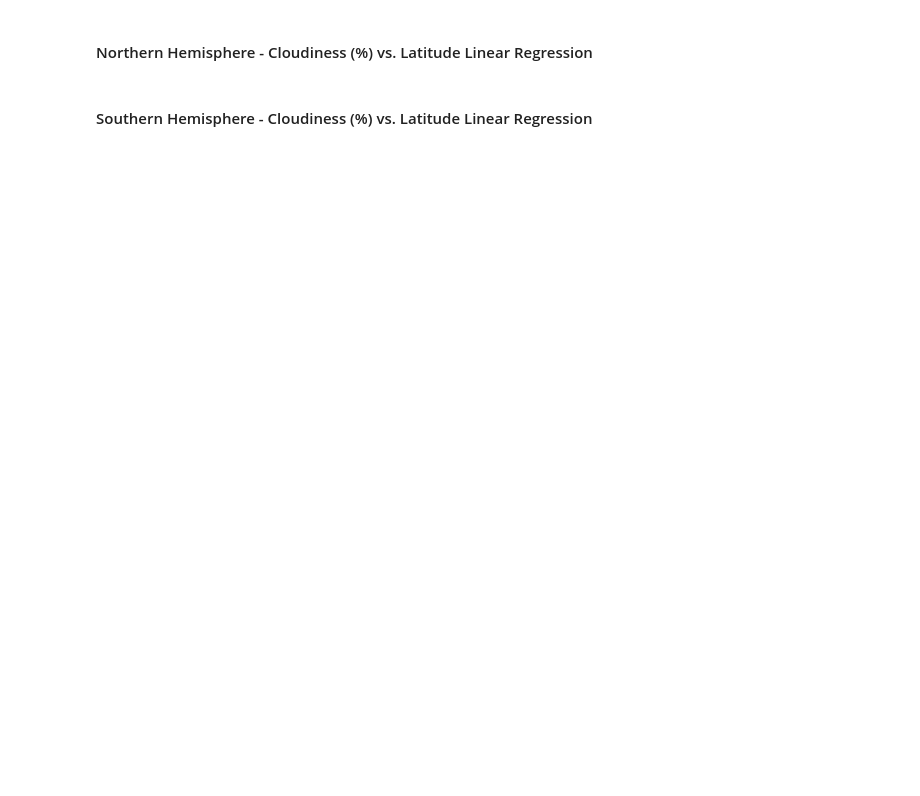
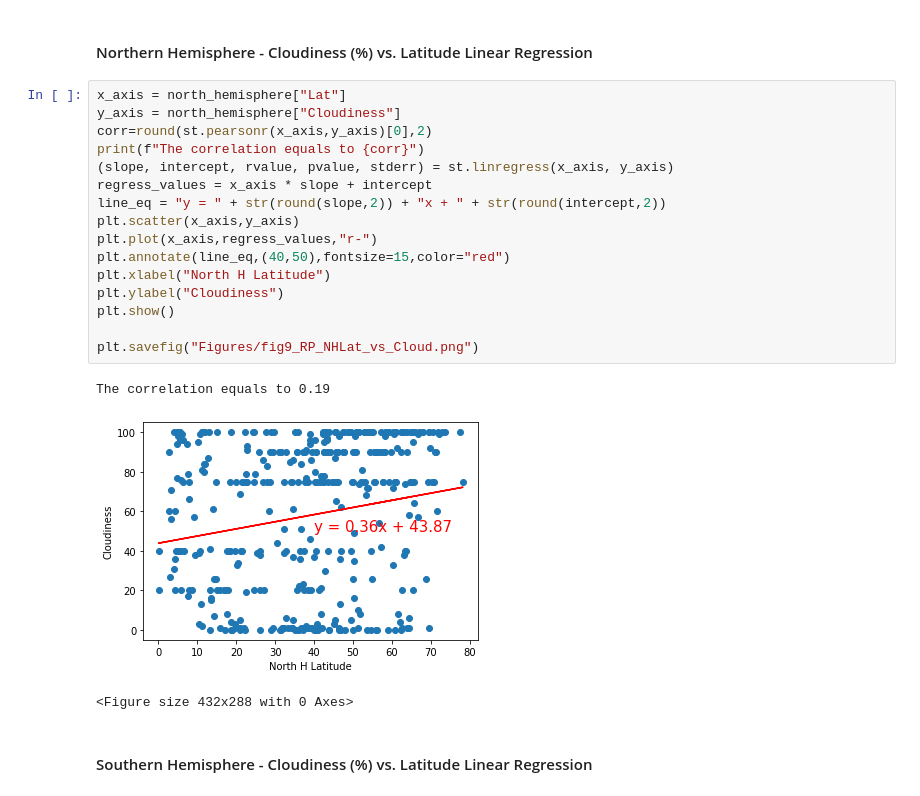
Before and after one commit to MBGUS/python-api-challenge, a Jupyter notebook: WeatherPy/WeatherPy.ipynb, the cells around one changed output. Cells and saved outputs as stored; diff of their text form; blank space fills up the shorter version.

```diff
--- a/WeatherPy/WeatherPy.ipynb
+++ b/WeatherPy/WeatherPy.ipynb
@@ -335,4 +390,24 @@ The correlation equals to 0.77
 # %% [markdown]
 ####  Northern Hemisphere - Cloudiness (%) vs. Latitude Linear Regression
+# %%
+x_axis = north_hemisphere["Lat"]
+y_axis = north_hemisphere["Cloudiness"]
+corr=round(st.pearsonr(x_axis,y_axis)[0],2)
+print(f"The correlation equals to {corr}")
+(slope, intercept, rvalue, pvalue, stderr) = st.linregress(x_axis, y_axis)
+regress_values = x_axis * slope + intercept
+line_eq = "y = " + str(round(slope,2)) + "x + " + str(round(intercept,2))
+plt.scatter(x_axis,y_axis)
+plt.plot(x_axis,regress_values,"r-")
+plt.annotate(line_eq,(40,50),fontsize=15,color="red")
+plt.xlabel("North H Latitude")
+plt.ylabel("Cloudiness")
+plt.show()
+
+plt.savefig("Figures/fig9_RP_NHLat_vs_Cloud.png")
+# %% [output]
+The correlation equals to 0.19
+[figure, added]
+<Figure size 432x288 with 0 Axes>
 # %% [markdown]
 ####  Southern Hemisphere - Cloudiness (%) vs. Latitude Linear Regression
```
Also changed, not shown: parts of 18 cells of this notebook, 13 other files.
